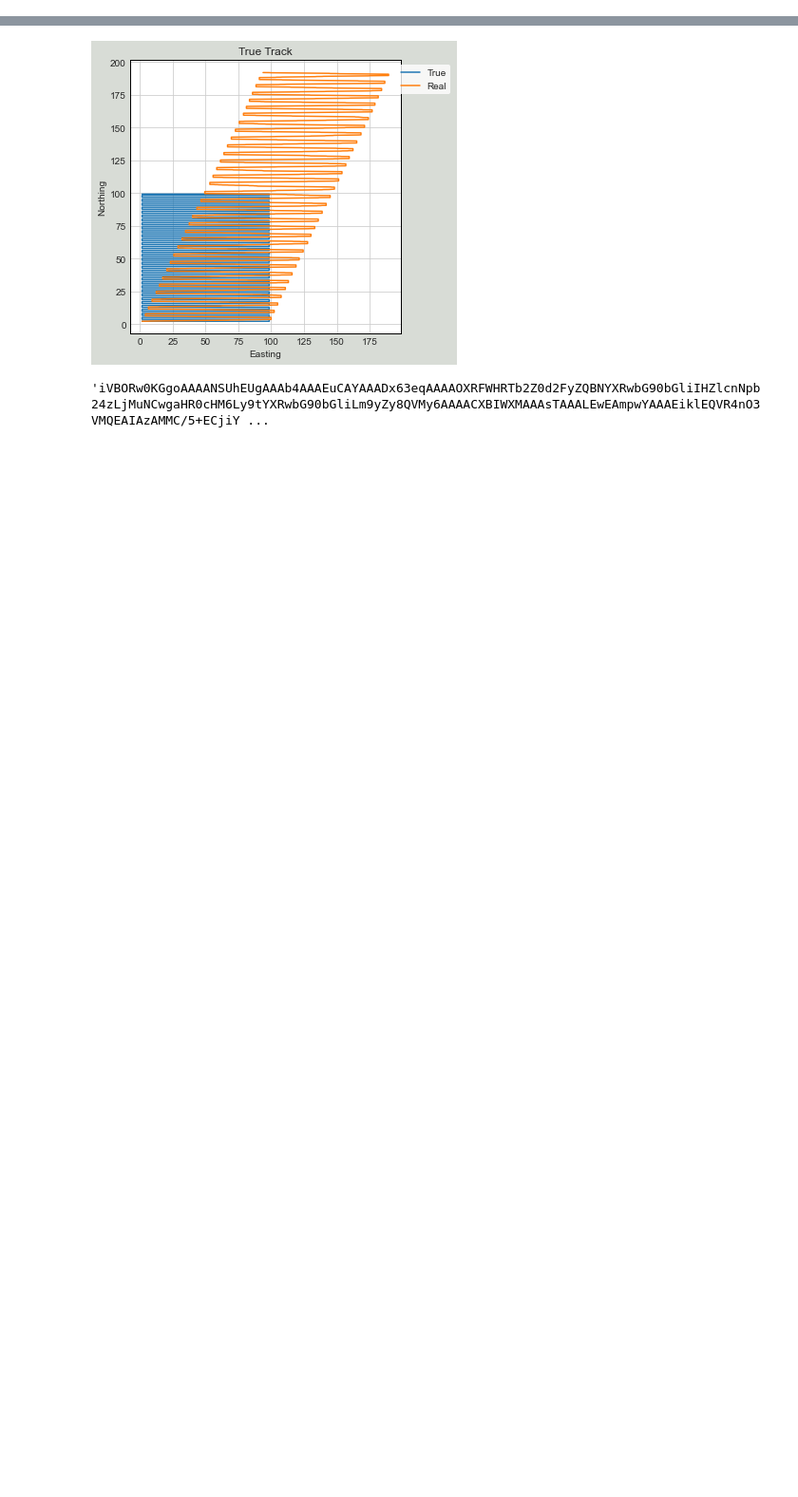
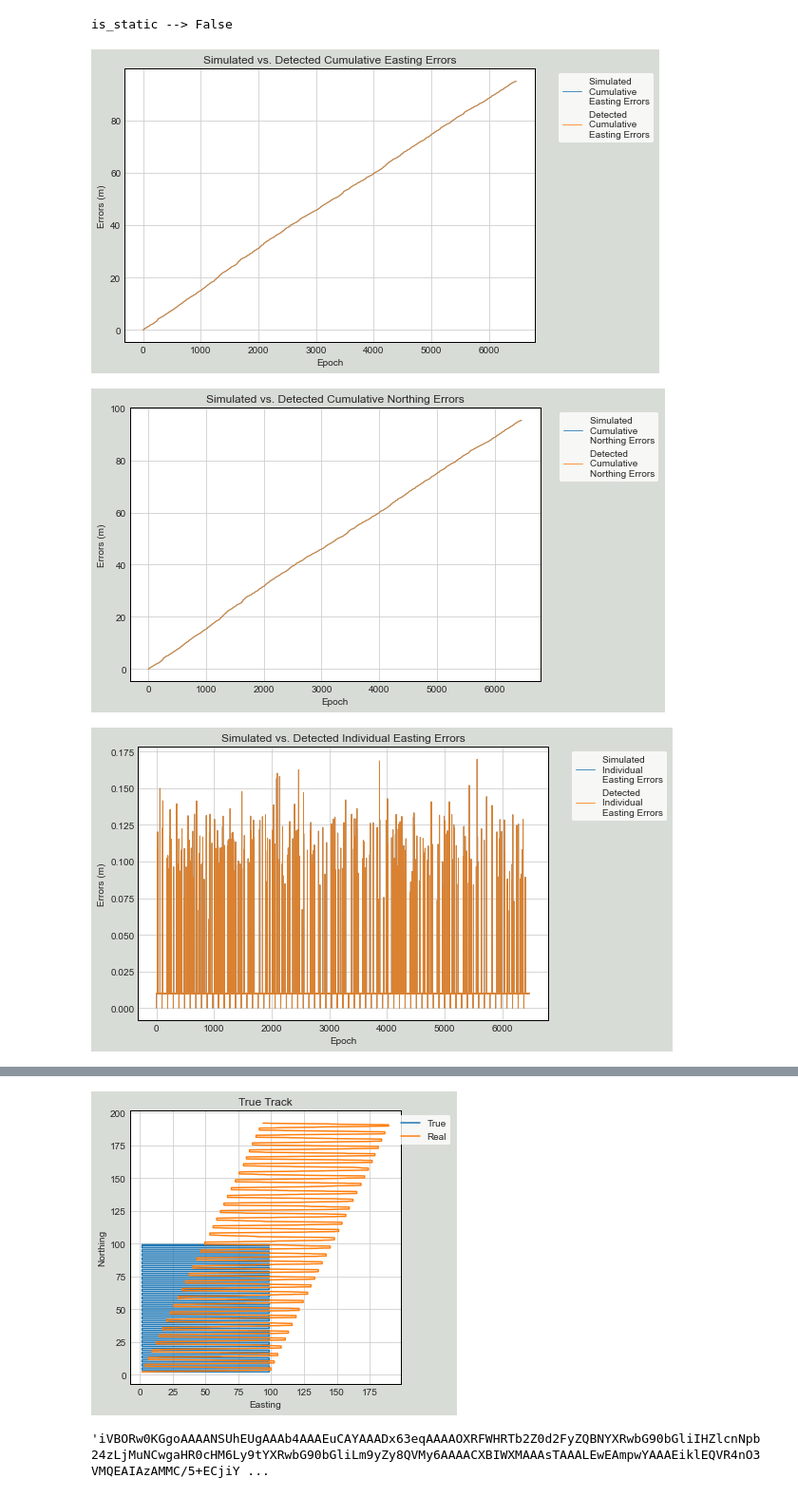
Before and after one commit to jnaess/ENGO-500, a Jupyter notebook: for_connor.ipynb, the cells around one changed output, grey strips where cells are left out. Shown at 95% size. Saved outputs shown, nothing was run; the diff lists cells and outputs as text; code cells hidden in the pictures; blank space fills up the shorter version.

```diff
--- a/for_connor.ipynb
+++ b/for_connor.ipynb
@@ -41,0 +30,15 @@ is_static --> False
+# %%
+#both
+manager = Manager(mean_jump = Coord(0,0, std = [.02, .02]),
+                  easting_drift_const = .01,
+                  northing_drift_const = .01,
+                  jump_occurance_probability = 500,
+                  easting_jump_const = .1,
+                  northing_jump_const = .1)
+
+manager.generate_overall_analysis()
+# %% [output]
+is_static --> False
+[figure, added]
+[figure, added]
+[figure, added]
```
Also changed, not shown: parts of 3 cells of this notebook, 5 other files.
